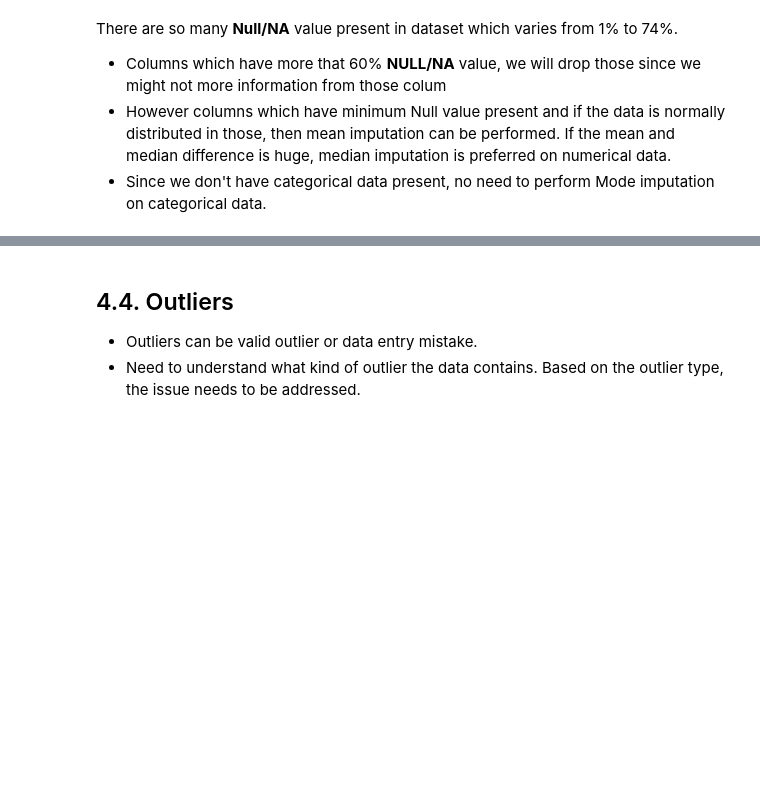
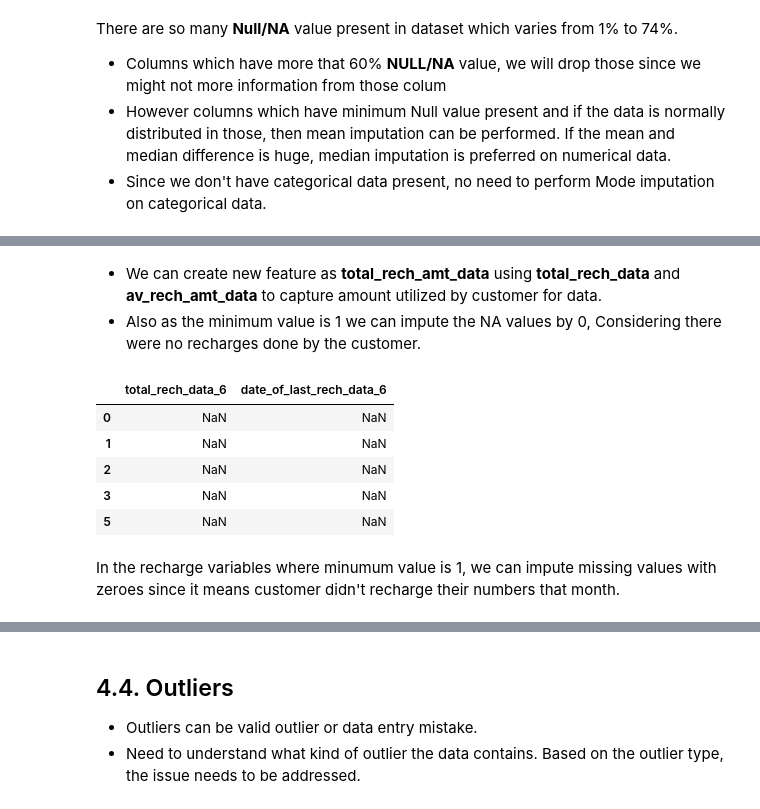
Before and after one commit to pravin691983/TelecomChurnCaseStudy, a Jupyter notebook: PRAVIN_TAWADE.ipynb, the cells around one changed output, grey strips where cells are left out. Saved outputs shown, nothing was run; the diff lists cells and outputs as text; code cells hidden in the pictures; blank space fills up the shorter version.

```diff
--- a/PRAVIN_TAWADE.ipynb
+++ b/PRAVIN_TAWADE.ipynb
@@ -201,0 +222,15 @@ There are so many __Null/NA__ value present in dataset which varies from 1% to 7
+# %% [markdown]
+- We can create new feature as __total_rech_amt_data__ using __total_rech_data__ and __av_rech_amt_data__ to capture amount utilized by customer for data.
+- Also as the minimum value is 1 we can impute the NA values by 0, Considering there were no recharges done by the customer.
+# %%
+# It is also observed that the recharge date and the recharge value are missing together which means the customer didn't recharge
+df.loc[df.total_rech_data_6.isnull() & df.date_of_last_rech_data_6.isnull(), ["total_rech_data_6", "date_of_last_rech_data_6"]].head(5)
+# %% [output]
+|  | total_rech_data_6 | date_of_last_rech_data_6 |
+| 0 | NaN | NaN |
+| 1 | NaN | NaN |
+| 2 | NaN | NaN |
+| 3 | NaN | NaN |
+| 5 | NaN | NaN |
+# %% [markdown]
+In the recharge variables where minumum value is 1, we can impute missing values with zeroes since it means customer didn't recharge their numbers that month.
```
Also changed, not shown: parts of 18 cells of this notebook.
